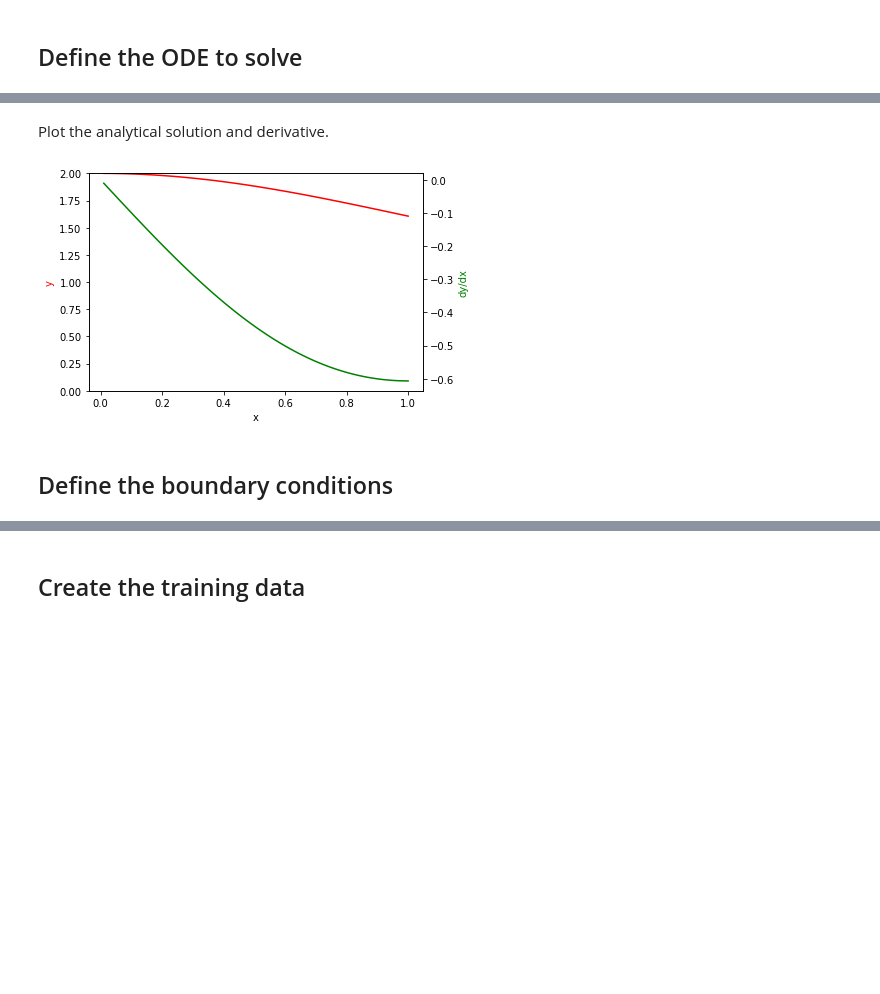
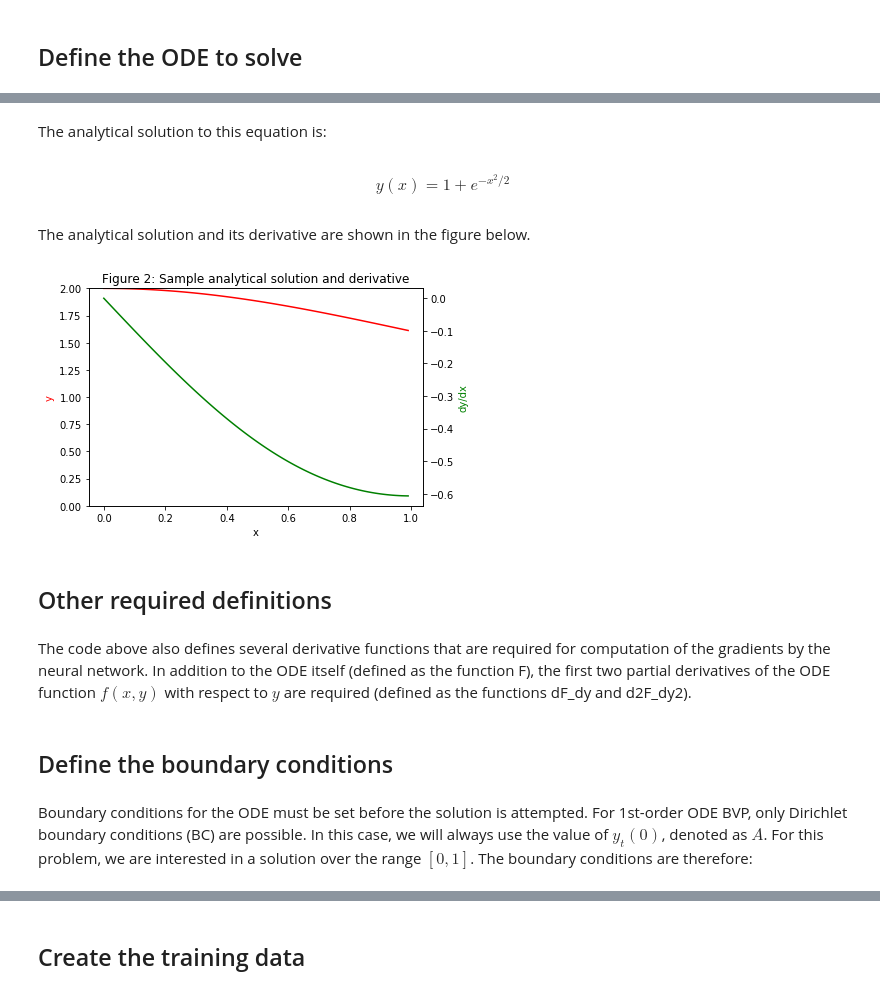
Before and after one commit to elwinter/nnode, a Jupyter notebook: nnode1.ipynb, the cells around one changed output, grey strips where cells are left out. Drawn from its saved outputs; the diff is of its cells as text; code cells hidden in the pictures; blank space fills up the shorter version.

Commit message:
Overhauled Jupyter notebook to include equations and several complete examples.

```diff
--- a/nnode1.ipynb
+++ b/nnode1.ipynb
@@ -14,42 +274,55 @@ This notebook will demonstrate how to use the code in the nnode1.py module.
+# %% [markdown]
+The analytical solution to this equation is:
+# %% [markdown]
+\begin{equation*}
+y(x) = 1 + e^{-x^2/2}
+\end{equation*}
+# %% [markdown]
+The analytical solution and its derivative are shown in the figure below.
 # %%
-# Define the analytical solution.
-def yanal(x):
-    return 1 + exp(-x**2 / 2)
+def ya(x):
+    return 1 + m.exp(-x**2 / 2)
+
+# Define the 1st analytical derivative.
+def dya_dx(x):
+    return -x * m.exp(-x**2 / 2)
 
 # Define the original differential equation:
-# dy/dx + x*y = x  ->  dy/dx = x*(1 - y) = F(x,y)
 def F(x, y):
     return x * (1 - y)
 
-# Define the y-partial derivative of the differential equation.
+# Define the 1st y-partial derivative of the differential equation.
 def dF_dy(x, y):
     return -x
 
 # Define the 2nd y-partial derivative of the differential equation.
 def d2F_dy2(x, y):
     return 0
-# %% [markdown]
-Plot the analytical solution and derivative.
 # %%
-xamin = 0
-xamax = 1
-nanal = 100
-dxa = (xamax - xamin) / nanal
-xa = np.arange(xamin, xamax, dxa) + dxa
-ya = np.zeros(nanal)
-dya_dx = np.zeros(nanal)
-for i in range(nanal):
-    ya[i] = yanal(xa[i])
-    dya_dx[i] = F(xa[i], ya[i])
+xmin = 0
+xmax = 1
+n = 100
+dx = (xmax - xmin) / n
+x = np.arange(xmin, xmax, dx)
+y = np.zeros(n)
+dy_dx = np.zeros(n)
+for i in range(n):
+    y[i] = ya(x[i])
+    dy_dx[i] = dya_dx(x[i])
 (fig, ax1) = plt.subplots()
-ax1.plot(xa, ya, color = 'r')
+ax1.plot(x, y, color = 'r')
 ax1.set_xlabel('x')
 ax1.set_ylabel('y', color = 'r')
 plt.ylim((0, 2))
 ax2 = ax1.twinx()
-ax2.plot(xa, dya_dx, color = 'g')
-ax2.set_ylabel('dy/dx', color = 'g');
+ax2.plot(x, dy_dx, color = 'g')
+ax2.set_ylabel('dy/dx', color = 'g')
+plt.title("Figure 2: Sample analytical solution and derivative");
 # %% [output]
-[figure, old version]
+[figure, new version]
+# %% [markdown]
+## Other required definitions
+# %% [markdown]
+The code above also defines several derivative functions that are required for computation of the gradients by the neural network. In addition to the ODE itself (defined as the function F), the first two partial derivatives of the ODE function $f(x,y)$ with respect to $y$ are required (defined as the functions dF_dy and d2F_dy2).
 # %% [markdown]
 ## Define the boundary conditions
@@ -60,0 +329,2 @@ ymax = None
+# %% [markdown]
+Boundary conditions for the ODE must be set before the solution is attempted. For 1st-order ODE BVP, only Dirichlet boundary conditions (BC) are possible. In this case, we will always use the value of $y_t(0)$, denoted as $A$. For this problem, we are interested in a solution over the range $[0,1]$. The boundary conditions are therefore:
```
Also changed, not shown: parts of 101 cells of this notebook, 3 other files.
